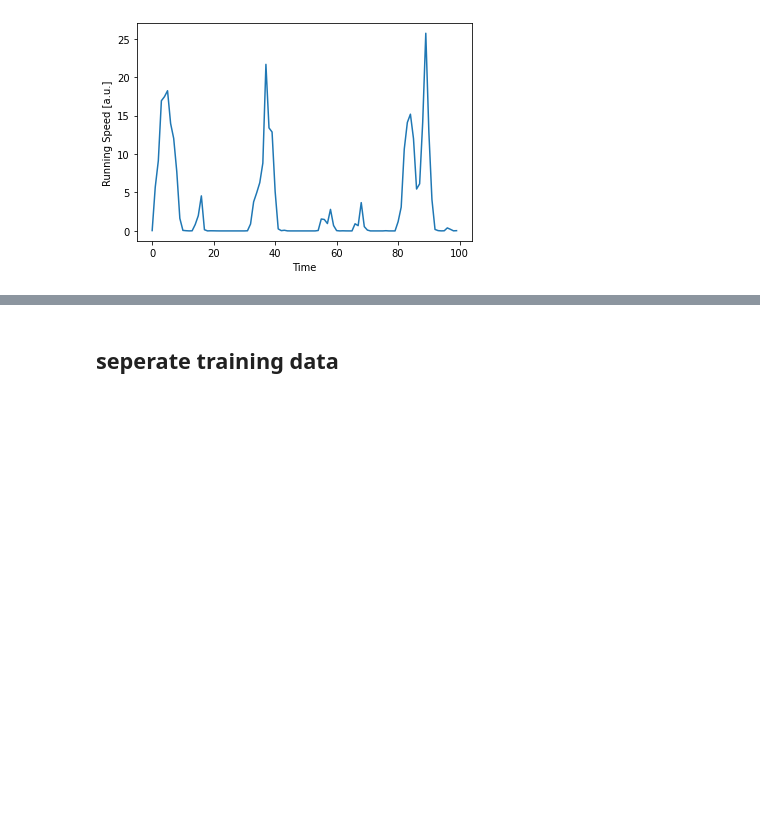
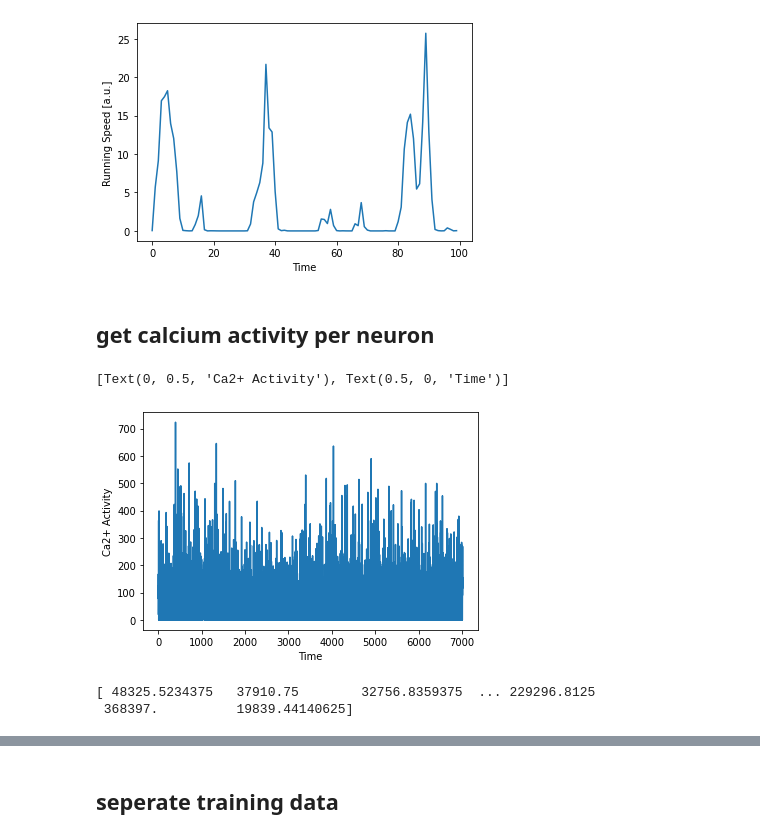
Before and after one commit to grawoods/teamA-grebes-NMA2020, a Jupyter notebook: 200722_sm_amplitude_sort.ipynb, the cells around one changed output, grey strips where cells are left out. Cells and saved outputs as stored; diff of their text form; code cells hidden in the pictures; blank space fills up the shorter version.

```diff
--- a/200722_sm_amplitude_sort.ipynb
+++ b/200722_sm_amplitude_sort.ipynb
@@ -71,3 +71,26 @@ ax.set(
 # %% [output]
 [Text(0, 0.5, 'Running Speed [a.u.]'), Text(0.5, 0, 'Time')]
 [figure]
+# %% [markdown]
+## get calcium activity per neuron
+# %%
+plt.plot(sresp[neuron_idx,:])
+ax = plt.gca()
+ax.set(
+  xlabel="Time",
+  ylabel="Ca2+ Activity",
+)
+# %% [output]
+[Text(0, 0.5, 'Ca2+ Activity'), Text(0.5, 0, 'Time')]
+[figure, added]
+# %%
+# make an activity vector with total activity of the cell over the 7000+ time bins
+ca_act_vector = np.zeros(num_cells)
+
+for i in range(cells):
+  ca_act_vector[i] = np.sum(sresp[i, :])
+
+print(ca_act_vector)
+# %% [output]
+[ 48325.5234375   37910.75        32756.8359375  ... 229296.8125
+ 368397.          19839.44140625]
```
Also changed, not shown: parts of 3 cells of this notebook.
